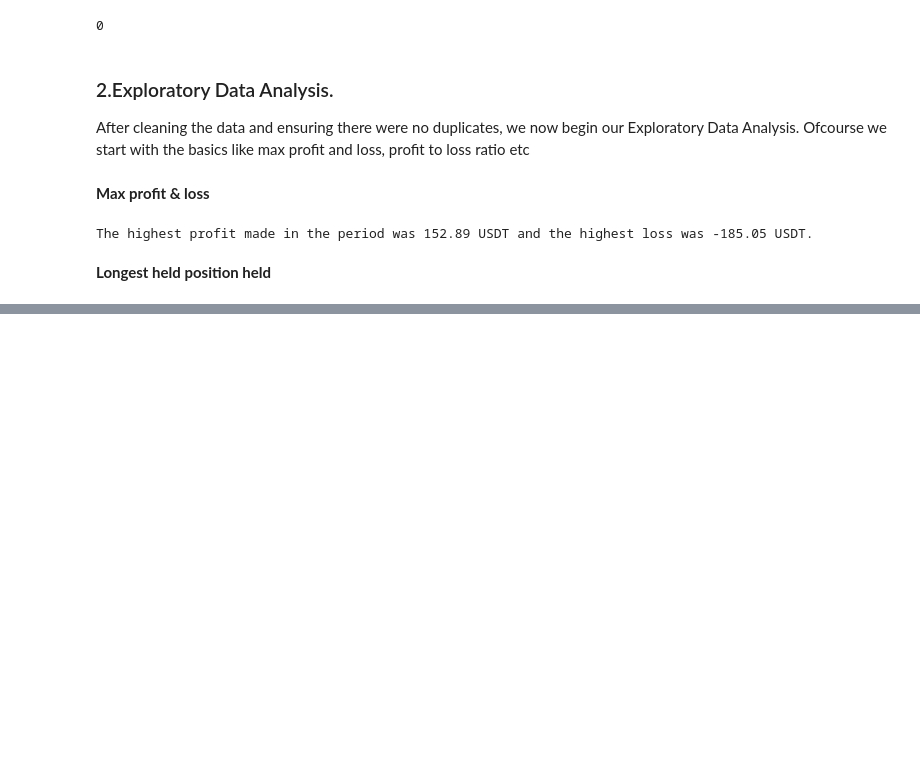
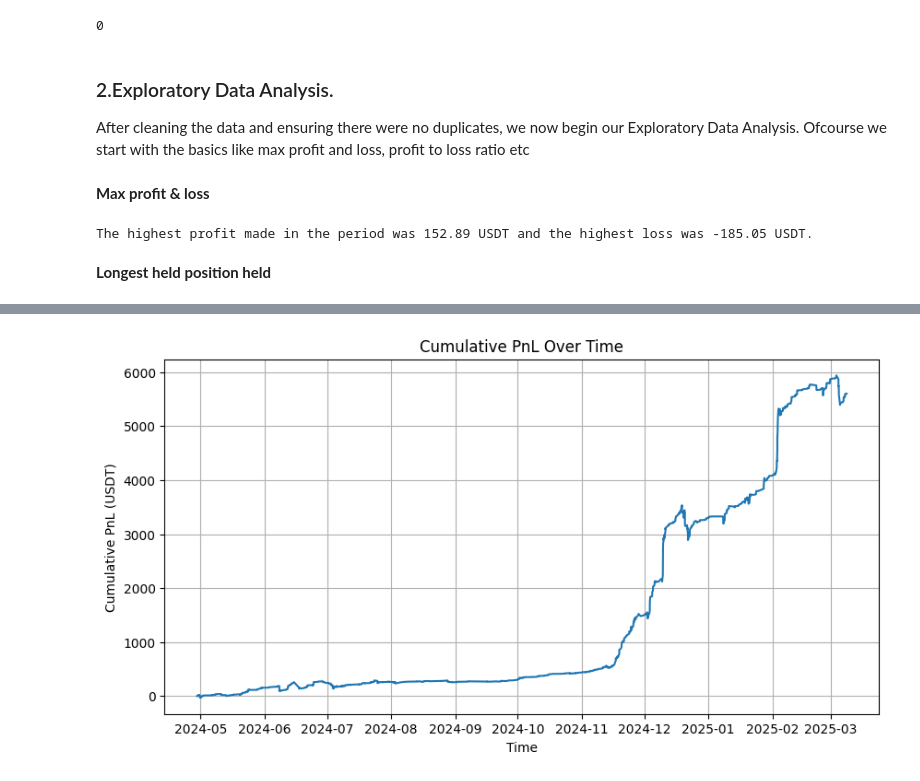
Before and after one commit to Justoo254/Binance_lead_trader_visualizer, a Jupyter notebook: data_cleaning _&_EDA/ondo_usdt.ipynb, the cells around one changed output, grey strips where cells are left out. Drawn from its saved outputs; the diff is of its cells as text; code cells hidden in the pictures; blank space fills up the shorter version.

Commit message:
1. Updated EDA-max PnL, Longest position held,Sharpe ratio, Drawdown analysis 2. Added visualizations-Line plot for cumulative PnL, Histogram for PnL distribution

```diff
--- a/data_cleaning _&_EDA/ondo_usdt.ipynb
+++ b/data_cleaning _&_EDA/ondo_usdt.ipynb
@@ -71,3 +76,6 @@ print(f"The highest profit made in the period was {max_profit} USDT and the high
 The highest profit made in the period was 152.89 USDT and the highest loss was -185.05 USDT.
 # %% [markdown]
 **Longest held position held**
+# %%
+df_trade_history["Duration"] = df_trade_history["Closed Time"] - df_trade_history["Opened Time"]
+df_trade_history.loc[df_trade_history["Duration"].idxmax()]
@@ -75,0 +120,8 @@ The highest profit made in the period was 152.89 USDT and the highest loss was -
+# %%
+df_trade_history = df_trade_history.sort_values(["Closed Time", "Opened Time"])
+df_trade_history = df_trade_history.reset_index(drop=True)
+df_trade_history["Cumulative PnL"] = df_trade_history["Closing PnL (USDT)"].cumsum()
+df_trade_history["Running Max"] = df_trade_history["Cumulative PnL"].cummax()
+df_trade_history["Drawdown"] =df_trade_history["Cumulative PnL"]-df_trade_history["Running Max"]
+max_drawdown = round(df_trade_history["Drawdown"].min(), 1)
+max_drawdown
@@ -75,0 +140,11 @@ The highest profit made in the period was 152.89 USDT and the highest loss was -
+# %%
+
+plt.figure(figsize=(10, 5))
+plt.plot(df_trade_history["Closed Time"], df_trade_history["Cumulative PnL"])
+plt.title("Cumulative PnL Over Time")
+plt.xlabel("Time")
+plt.ylabel("Cumulative PnL (USDT)")
+plt.grid(True)
+plt.show()
+# %% [output]
+[figure, added]
```
Also changed, not shown: parts of 17 cells of this notebook, 1 other file.
